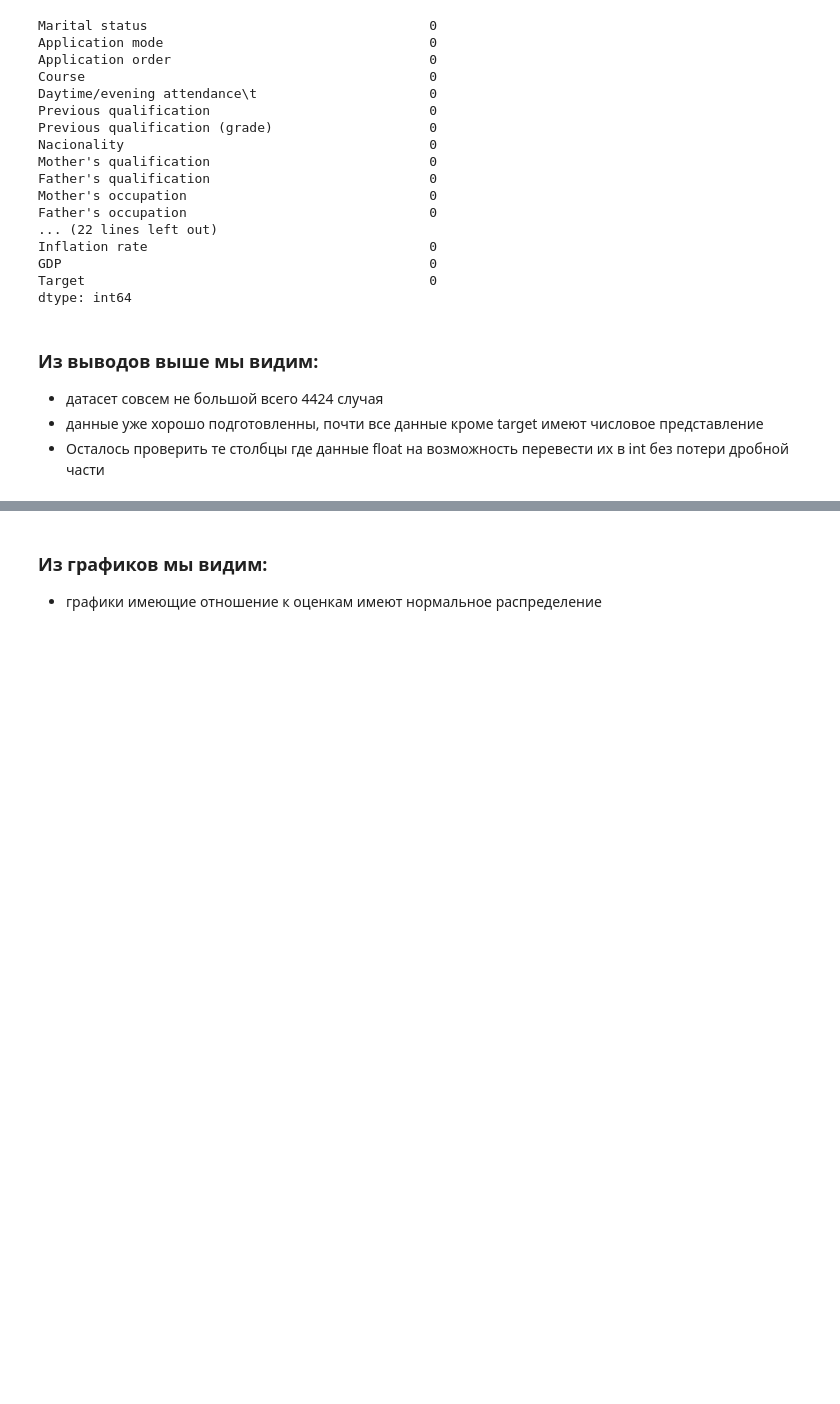
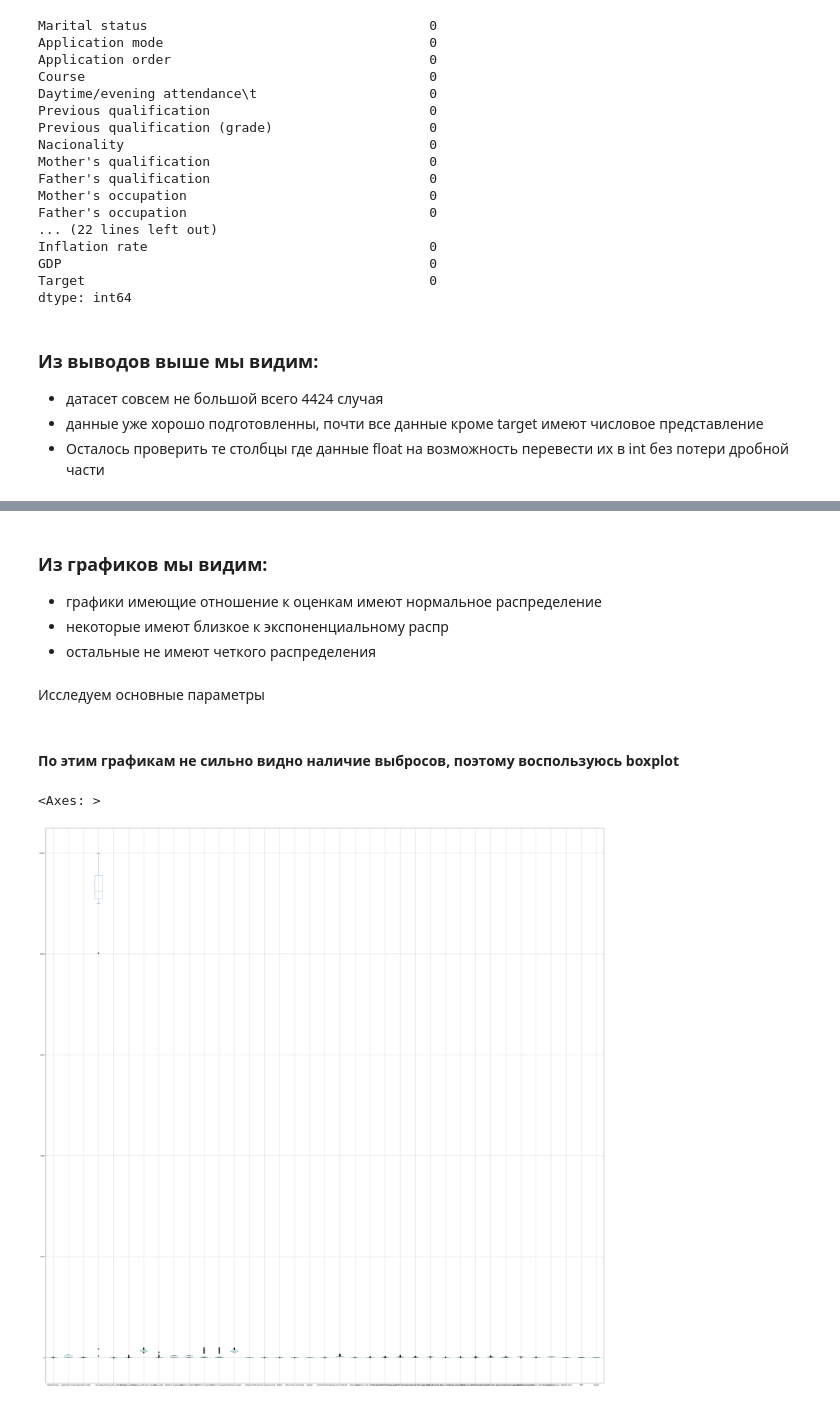
Before and after one commit to terracodum/ML_labs, a Jupyter notebook: lab1/lab1_class.ipynb, the cells around one changed output, grey strips where cells are left out. Drawn from its saved outputs; the diff is of its cells as text; code cells hidden in the pictures; blank space fills up the shorter version.

```diff
--- a/lab1/lab1_class.ipynb
+++ b/lab1/lab1_class.ipynb
@@ -406,3 +514,7 @@ array([[<Axes: title={'center': 'Marital status'}>,
 # %% [markdown]
 ### Из графиков мы видим:
 - графики имеющие отношение к оценкам имеют нормальное распределение
+- некоторые имеют близкое к экспоненциальному распр
+- остальные не имеют четкого распределения
+# %% [markdown]
+Исследуем основные параметры
@@ -408,0 +523,7 @@ array([[<Axes: title={'center': 'Marital status'}>,
+# %% [markdown]
+#### По этим графикам не сильно видно наличие выбросов, поэтому воспользуюсь boxplot
+# %%
+data
+# %% [output]
+<Axes: >
+[figure, added]
```
Also changed, not shown: parts of 17 cells of this notebook.
